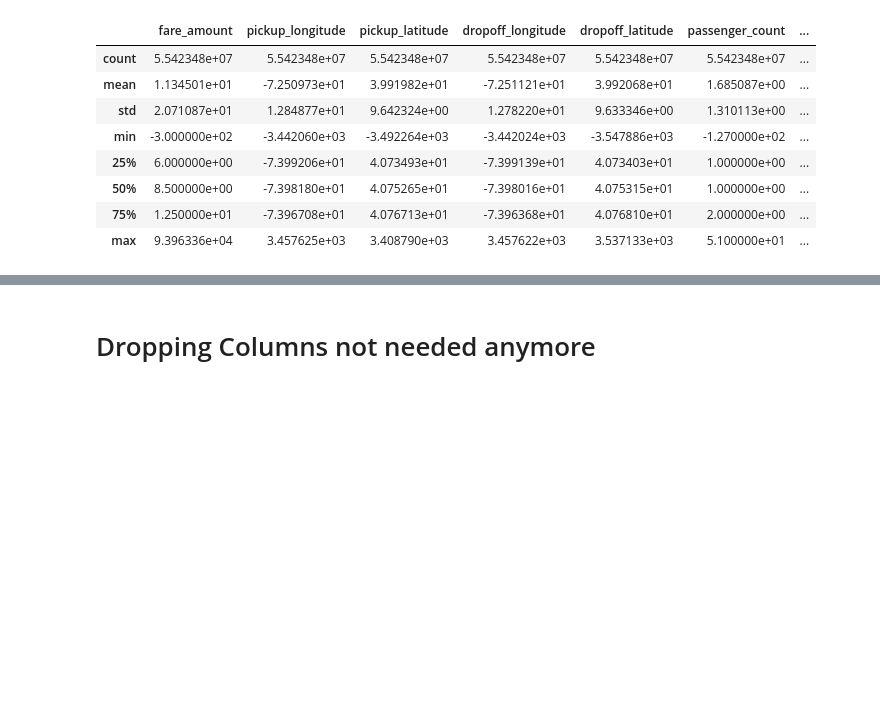
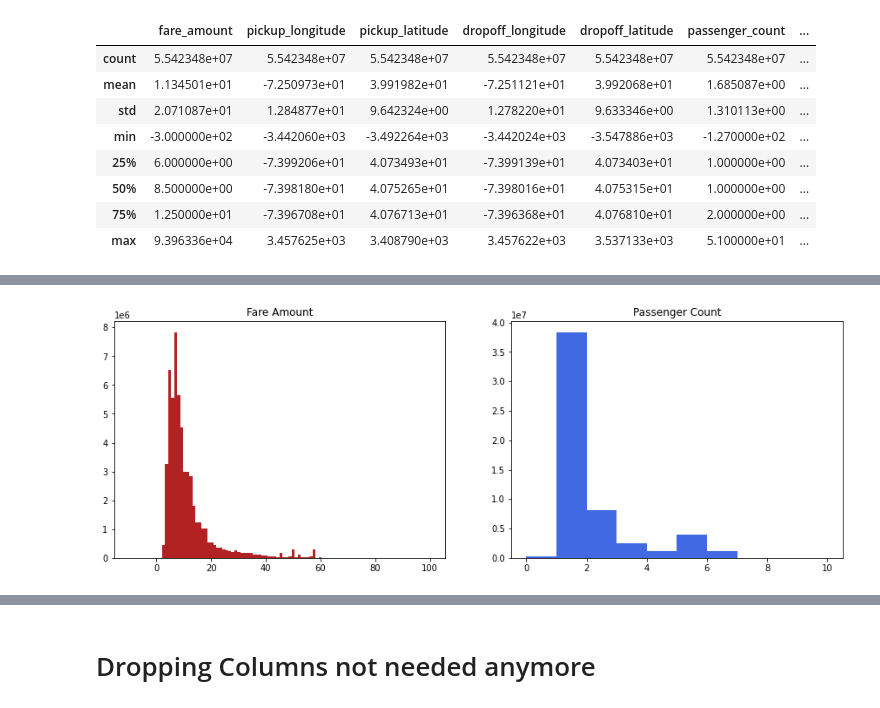
Before and after one commit to AyHaski/BigDataAnalyticsProject, a Jupyter notebook: Kopie_von_Rapids_Colab.ipynb, the cells around one changed output, grey strips where cells are left out. Drawn from its saved outputs; the diff is of its cells as text; code cells hidden in the pictures; blank space fills up the shorter version.

```diff
--- a/Kopie_von_Rapids_Colab.ipynb
+++ b/Kopie_von_Rapids_Colab.ipynb
@@ -271,0 +231,10 @@ train_1.describe()
+# %%
+fig,(ax1,ax2)=plt.subplots(1,2,figsize=(15,5))
+ax1.hist(fare_amount, bins=100, range=(-10,100), color='firebrick')
+ax1.set_title('Fare Amount')
+
+ax2.hist(passenger_count,bins=10, range=(0,10), color='royalblue')
+ax2.set_title('Passenger Count')
+plt.show()
+# %% [output]
+[figure, added]
```
Also changed, not shown: parts of 87 cells of this notebook.
